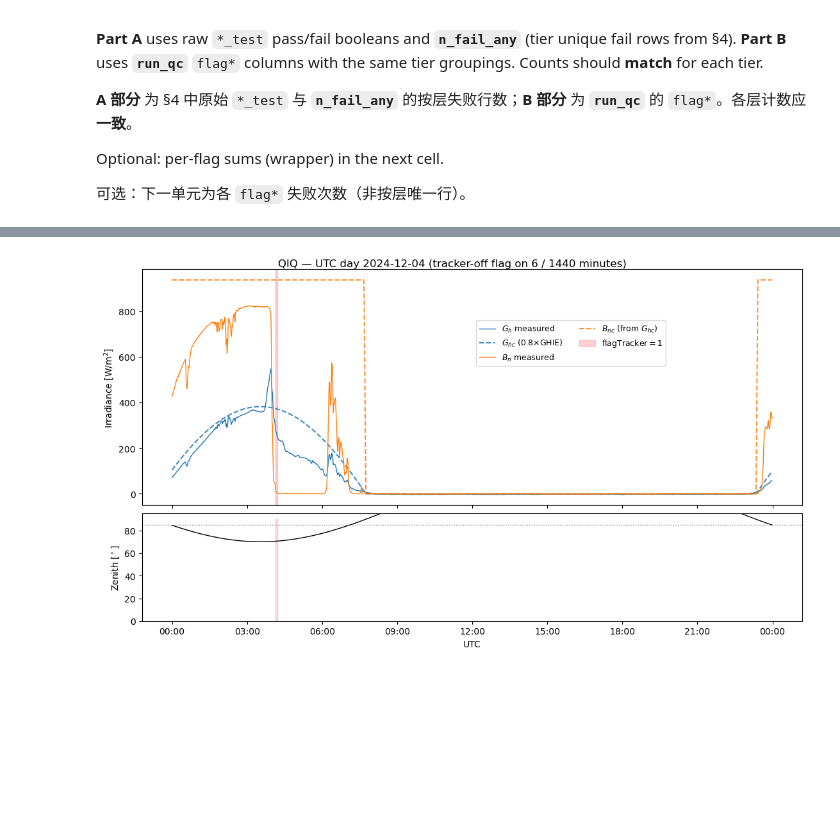
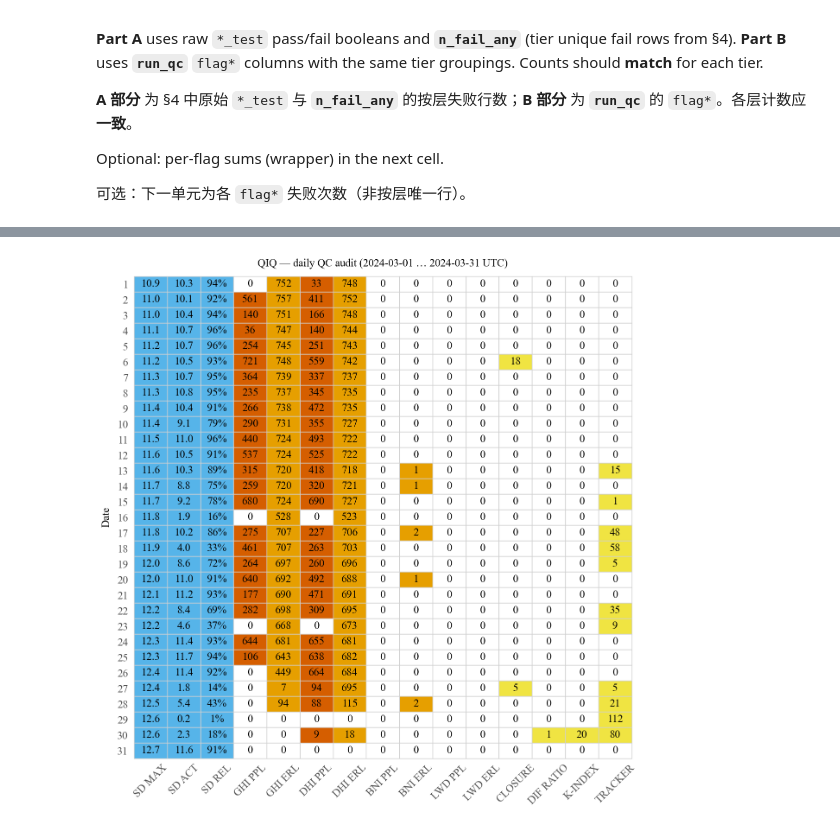
Before and after one commit to dazhiyang/bsrn, a Jupyter notebook: docs/tutorials/2.quality_control.ipynb, the cells around one changed output, grey strips where cells are left out. Drawn from its saved outputs; the diff is of its cells as text; code cells hidden in the pictures; blank space fills up the shorter version.

```diff
--- a/docs/tutorials/2.quality_control.ipynb
+++ b/docs/tutorials/2.quality_control.ipynb
@@ -23,8 +23,8 @@ from bsrn.physics import geometry
 from bsrn.qc import closure, diff_ratio, erl, k_index, ppl, tracker
 from bsrn.qc.wrapper import run_qc
 
-# BSRN name pattern {ccc}{MM}{YY}.dat.gz (e.g. qiq1224 = QIQ Dec 2024); cwd = repo root
-INPUT_FILE = "/Volumes/Macintosh Research/Data/bsrn-qc/data/QIQ/qiq1224.dat.gz"
+# BSRN name pattern {ccc}{MM}{YY}.dat.gz (e.g. qiq0324 = QIQ Mar 2024); cwd = repo root
+INPUT_FILE = "/Volumes/Macintosh Research/Data/bsrn-qc/data/QIQ/qiq0324.dat.gz"
 
 _basename = os.path.basename(INPUT_FILE)
 _m = re.match(r"^([A-Za-z]{3})", _basename)
@@ -297,66 +289,11 @@ Below we pick **one UTC calendar day** that contains at least one `flagTracker =
 # %%
-import matplotlib.dates as mdates
-import matplotlib.patches as mpatches
-import matplotlib.pyplot as plt
+from bsrn.utils.quality import get_daily_stats
+from bsrn.visualization.qc_table import plot_qc_table
 
-bad_trk = df_qc.index[df_qc["flagTracker"].eq(1)]
-if len(bad_trk) == 0:
-    print("No tracker failures this month — nothing to plot.")
-else:
-    # First UTC day with any failure (alternatively: bad_trk.normalize().value_counts().idxmax())
-    day0 = bad_trk[0].normalize()
-    day1 = day0 + pd.Timedelta(days=1)
-    d = df_qc.loc[(df_qc.index >= day0) & (df_qc.index < day1)]
-    z = zenith.loc[d.index]
-
-    # Same clear-sky references as tracker_off_test defaults / 与 tracker_off_test 默认晴空参考一致
-    ghi_e = geometry.get_ghi_extra(d.index, z)
-    ghi_c = 0.8 * ghi_e
-    mu0 = np.cos(np.radians(z))
-    # BNIC from GHIC and DHIC = 0.165 * GHIC (same as tracker_off_test) / 与 tracker_off_test 相同
-    bni_c = (ghi_c - 0.165 * ghi_c) / np.maximum(mu0, 0.01)
-
-    fail = d["flagTracker"].eq(1).to_numpy()
-
-    fig, (ax_irr, ax_z) = plt.subplots(
-        2, 1, figsize=(11, 6), sharex=True, constrained_layout=True, gridspec_kw={"height_ratios": [2.2, 1]}
-    )
-    ax_irr.plot(d.index, d["ghi"], label=r"$G_h$ measured", color="C0", lw=1)
-    ax_irr.plot(d.index, ghi_c, label=r"$G_{hc}$ (0.8×GHIE)", color="C0", ls="--", alpha=0.85)
-    ax_irr.plot(d.index, d["bni"], label=r"$B_n$ measured", color="C1", lw=1)
-    ax_irr.plot(d.index, bni_c, label=r"$B_{nc}$ (from $G_{hc}$)", color="C1", ls="--", alpha=0.85)
-    ax_irr.fill_between(
-        d.index,
-        0,
-        1,
-        where=fail,
-        transform=ax_irr.get_xaxis_transform(),
-        color="red",
-        alpha=0.18,
-    )
-    ax_irr.set_ylabel(r"Irradiance [W/m$^2$]")
-    leg_lines = ax_irr.get_lines()
-    leg_lbl = [ln.get_label() for ln in leg_lines]
-    leg_lines.append(mpatches.Patch(color="red", alpha=0.18, label=r"flagTracker$=$1"))
-    leg_lbl.append(r"flagTracker$=$1")
-    ax_irr.legend(
-        leg_lines,
-        leg_lbl,
-        loc="upper left",
-        bbox_to_anchor=(0.5, 0.8),
-        fontsize=9,
-        ncol=2,
-    )
-
-    ax_z.plot(d.index, z, color="k", lw=1)
-    ax_z.axhline(85, color="gray", ls=":", lw=1)
-    ax_z.set_ylabel(r"Zenith [$^\circ$]")
-    ax_z.set_xlabel("UTC")
-    ax_z.fill_between(d.index, 0, 90, where=fail, color="red", alpha=0.15)
-    ax_z.set_ylim(0, 95)
-
-    ax_irr.xaxis.set_major_formatter(mdates.DateFormatter("%H:%M"))
-    fig.suptitle(f"{STATION_CODE} — UTC day {day0.date()} (tracker-off flag on {fail.sum()} / {len(d)} minutes)", y=1.02)
-    plt.show()
+daily_stats = get_daily_stats(df.copy(), lat, lon, elev, station_code=STATION_CODE)
+qc_table_title = (
+    f"{STATION_CODE} — daily QC audit ({df.index.min().date()} … {df.index.max().date()} UTC)"
+)
+plot_qc_table(daily_stats, title=qc_table_title)
 # %% [output]
-[figure, old version]
+[figure, new version]
```
Also changed, not shown: parts of 13 cells of this notebook, 14 other files.
